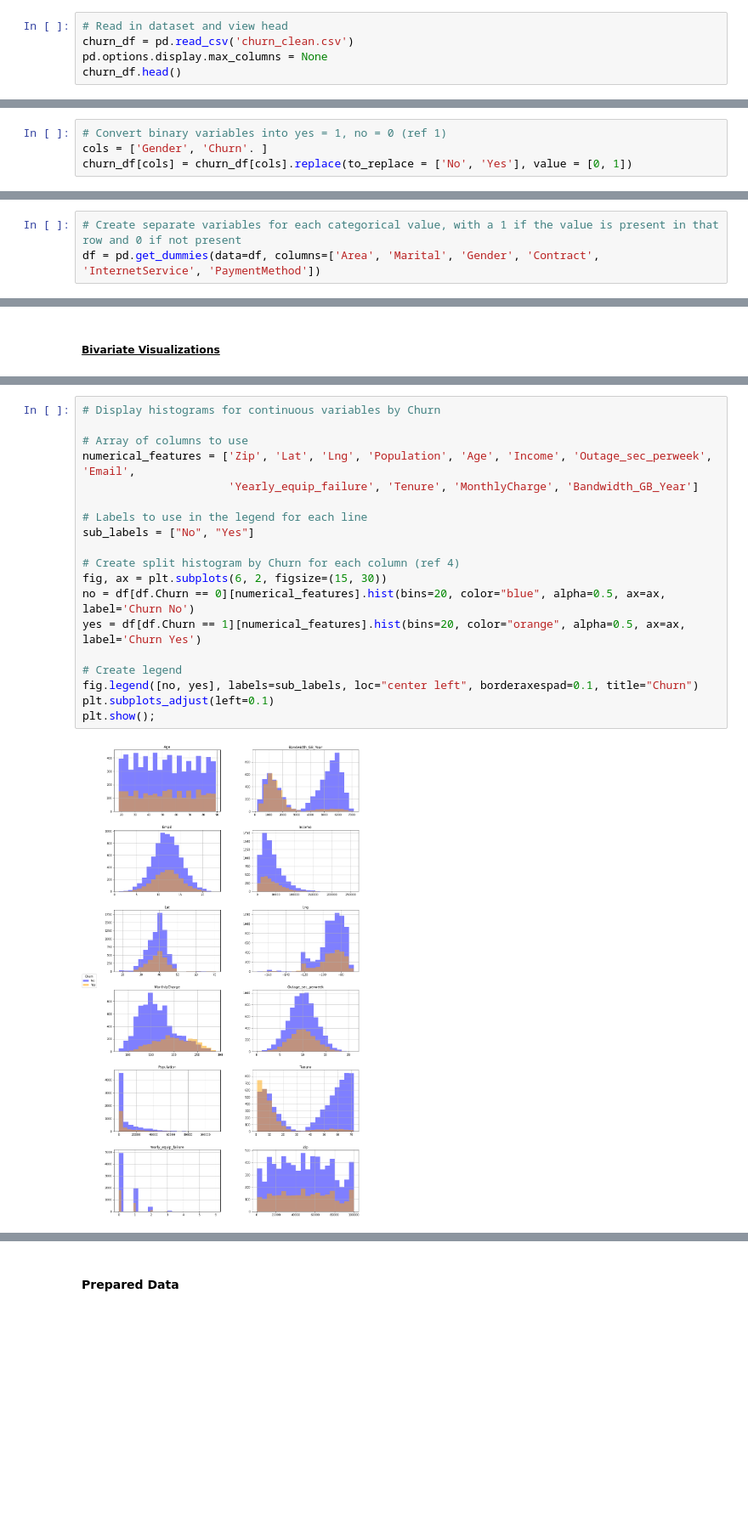
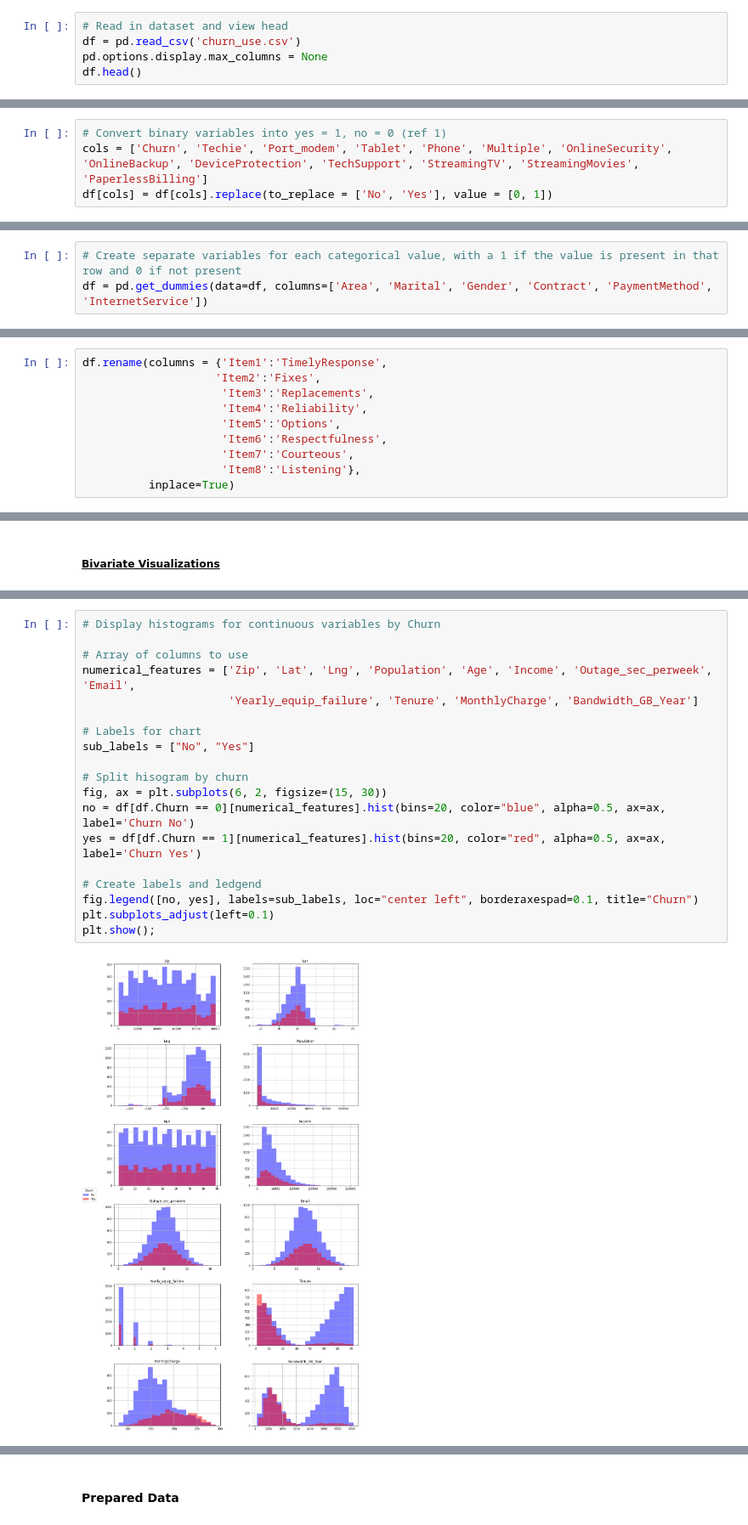
Before and after one commit to mattblasa/Predctive-Modeling-Final, a Jupyter notebook: Blasa D208 Performance Assessment 2.ipynb, the cells around one changed output, grey strips where cells are left out. Shown: that part at 85% size. Drawn from its saved outputs; the diff is of its cells as text; blank space fills up the shorter version.

```diff
--- a/Blasa D208 Performance Assessment 2.ipynb
+++ b/Blasa D208 Performance Assessment 2.ipynb
@@ -181,8 +162,8 @@ warnings.filterwarnings('ignore')
 # %%
 # Read in dataset and view head
-churn_df = pd.read_csv('churn_clean.csv')
+df = pd.read_csv('churn_use.csv')
 pd.options.display.max_columns = None
-churn_df.head()
+df.head()
 # %% [output]
 |  | CaseOrder | Customer_id | Interaction | UID | City | State | County | Zip | Lat | Lng | ... |
 | 0 | 1 | K409198 | aa90260b-4141-4a24-8e36-b04ce1f4f77b | e885b299883d4f9fb18e39c75155d990 | Point Baker | AK | Prince of Wales-Hyder | 99927 | 56.25100 | -133.37571 | ... |
@@ -263,4 +201,4 @@ churn_df.describe()
 # %%
 # Convert binary variables into yes = 1, no = 0 (ref 1)
-cols = ['Gender', 'Churn'. ]
-churn_df[cols] = churn_df[cols].replace(to_replace = ['No', 'Yes'], value = [0, 1])
+cols = ['Churn', 'Techie', 'Port_modem', 'Tablet', 'Phone', 'Multiple', 'OnlineSecurity', 'OnlineBackup', 'DeviceProtection', 'TechSupport', 'StreamingTV', 'StreamingMovies', 'PaperlessBilling']
+df[cols] = df[cols].replace(to_replace = ['No', 'Yes'], value = [0, 1])
@@ -310,3 +205,3 @@ plt.show();
 # %%
 # Create separate variables for each categorical value, with a 1 if the value is present in that row and 0 if not present
-df = pd.get_dummies(data=df, columns=['Area', 'Marital', 'Gender', 'Contract', 'InternetService', 'PaymentMethod'])
+df = pd.get_dummies(data=df, columns=['Area', 'Marital', 'Gender', 'Contract', 'PaymentMethod', 'InternetService'])
@@ -320,0 +212,10 @@ df = df.drop(drops, axis = 1)
+# %%
+df.rename(columns = {'Item1':'TimelyResponse',
+                    'Item2':'Fixes',
+                     'Item3':'Replacements',
+                     'Item4':'Reliability',
+                     'Item5':'Options',
+                     'Item6':'Respectfulness',
+                     'Item7':'Courteous',
+                     'Item8':'Listening'},
+          inplace=True)
@@ -413,21 +303,21 @@ plt.show();
 # %%
 # Display histograms for continuous variables by Churn
 
 # Array of columns to use
 numerical_features = ['Zip', 'Lat', 'Lng', 'Population', 'Age', 'Income', 'Outage_sec_perweek', 'Email',
                       'Yearly_equip_failure', 'Tenure', 'MonthlyCharge', 'Bandwidth_GB_Year']
 
-# Labels to use in the legend for each line
+# Labels for chart
 sub_labels = ["No", "Yes"]
 
-# Create split histogram by Churn for each column (ref 4)
+# Split hisogram by churn
 fig, ax = plt.subplots(6, 2, figsize=(15, 30))
 no = df[df.Churn == 0][numerical_features].hist(bins=20, color="blue", alpha=0.5, ax=ax, label='Churn No')
-yes = df[df.Churn == 1][numerical_features].hist(bins=20, color="orange", alpha=0.5, ax=ax, label='Churn Yes')
+yes = df[df.Churn == 1][numerical_features].hist(bins=20, color="red", alpha=0.5, ax=ax, label='Churn Yes')
 
-# Create legend
+# Create labels and ledgend
 fig.legend([no, yes], labels=sub_labels, loc="center left", borderaxespad=0.1, title="Churn")
 plt.subplots_adjust(left=0.1)
 plt.show();
 # %% [output]
-[figure, old version]
+[figure, new version]
```
Also changed, not shown: parts of 73 cells of this notebook, 6 other files.
